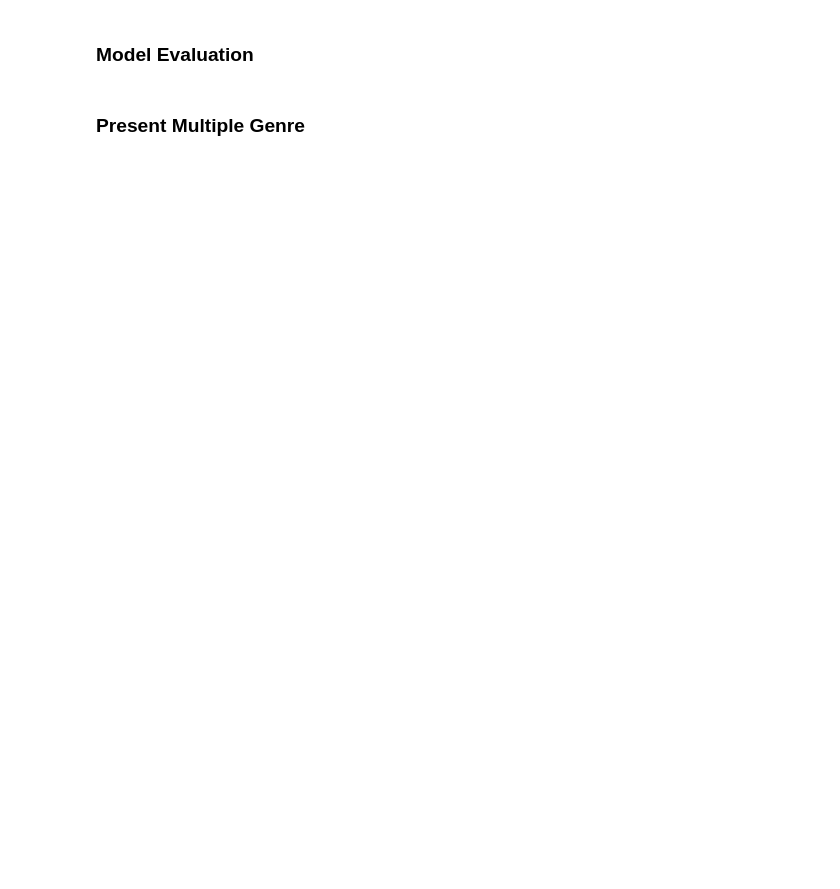
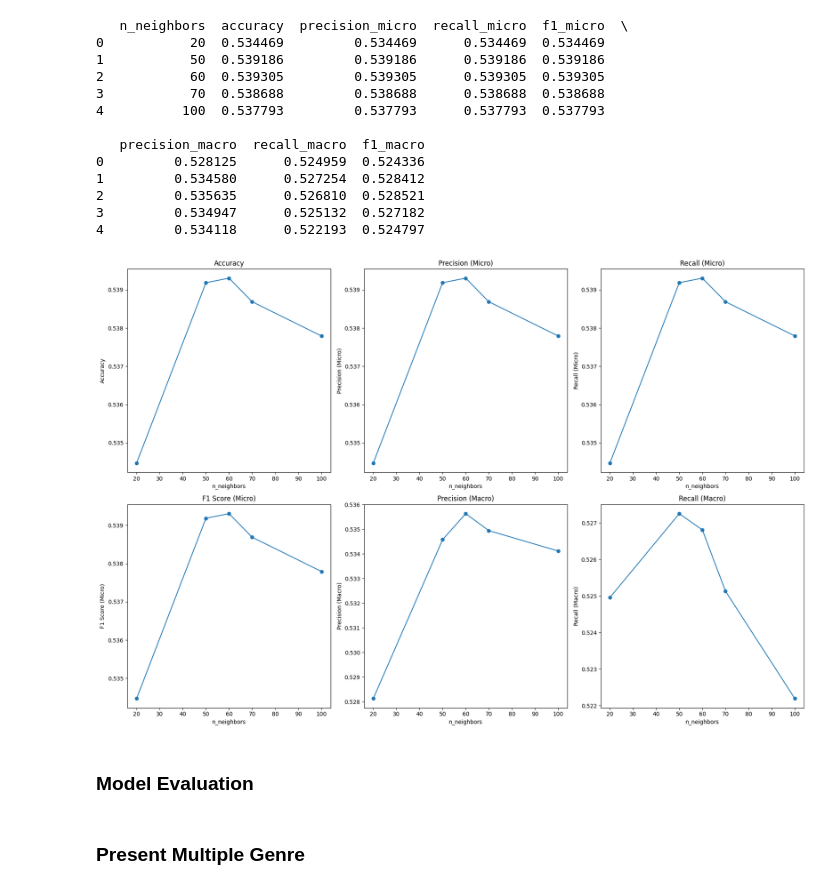
Before and after one commit to Carson1829/song_prediction, a Jupyter notebook: classification_mil.ipynb, the cells around one changed output. Drawn from its saved outputs; the diff is of its cells as text; code cells hidden in the pictures; blank space fills up the shorter version.

Commit message:
5 n_neighbors

```diff
--- a/classification_mil.ipynb
+++ b/classification_mil.ipynb
@@ -24,7 +24,7 @@ scaler = StandardScaler()
 X_train_scaled = scaler.fit_transform(X_train)
 X_test_scaled = scaler.transform(X_test)
 # %%
-n_neighbors_list = [5, 10, 20, 50, 100]
+n_neighbors_list = [20, 50, 60, 70, 100]
 
 results = {
     'n_neighbors': [],
@@ -66,33 +66,48 @@ axs[0, 0].set_title('Accuracy')
 axs[0, 0].set_xlabel('n_neighbors')
 axs[0, 0].set_ylabel('Accuracy')
 
 axs[0, 1].plot(results['n_neighbors'], results['precision_micro'], marker='o')
 axs[0, 1].set_title('Precision (Micro)')
 axs[0, 1].set_xlabel('n_neighbors')
 axs[0, 1].set_ylabel('Precision (Micro)')
 
 axs[0, 2].plot(results['n_neighbors'], results['recall_micro'], marker='o')
 axs[0, 2].set_title('Recall (Micro)')
 axs[0, 2].set_xlabel('n_neighbors')
 axs[0, 2].set_ylabel('Recall (Micro)')
 
 axs[1, 0].plot(results['n_neighbors'], results['f1_micro'], marker='o')
 axs[1, 0].set_title('F1 Score (Micro)')
 axs[1, 0].set_xlabel('n_neighbors')
 axs[1, 0].set_ylabel('F1 Score (Micro)')
 
 axs[1, 1].plot(results['n_neighbors'], results['precision_macro'], marker='o')
 axs[1, 1].set_title('Precision (Macro)')
 axs[1, 1].set_xlabel('n_neighbors')
 axs[1, 1].set_ylabel('Precision (Macro)')
 
 axs[1, 2].plot(results['n_neighbors'], results['recall_macro'], marker='o')
 axs[1, 2].set_title('Recall (Macro)')
 axs[1, 2].set_xlabel('n_neighbors')
 axs[1, 2].set_ylabel('Recall (Macro)')
 
 plt.tight_layout()
 plt.show()
+# %% [output]
+   n_neighbors  accuracy  precision_micro  recall_micro  f1_micro  \
+0           20  0.534469         0.534469      0.534469  0.534469
+1           50  0.539186         0.539186      0.539186  0.539186
+2           60  0.539305         0.539305      0.539305  0.539305
+3           70  0.538688         0.538688      0.538688  0.538688
+4          100  0.537793         0.537793      0.537793  0.537793
+
+   precision_macro  recall_macro  f1_macro
+0         0.528125      0.524959  0.524336
+1         0.534580      0.527254  0.528412
+2         0.535635      0.526810  0.528521
+3         0.534947      0.525132  0.527182
+4         0.534118      0.522193  0.524797
+[figure, added]
 # %%
 results_df.to_csv('./result/KNN_Model_Evaluation_Results.txt', sep='\t', index=False)
 
```
Also changed, not shown: parts of 1 cell of this notebook, 8 other files.
